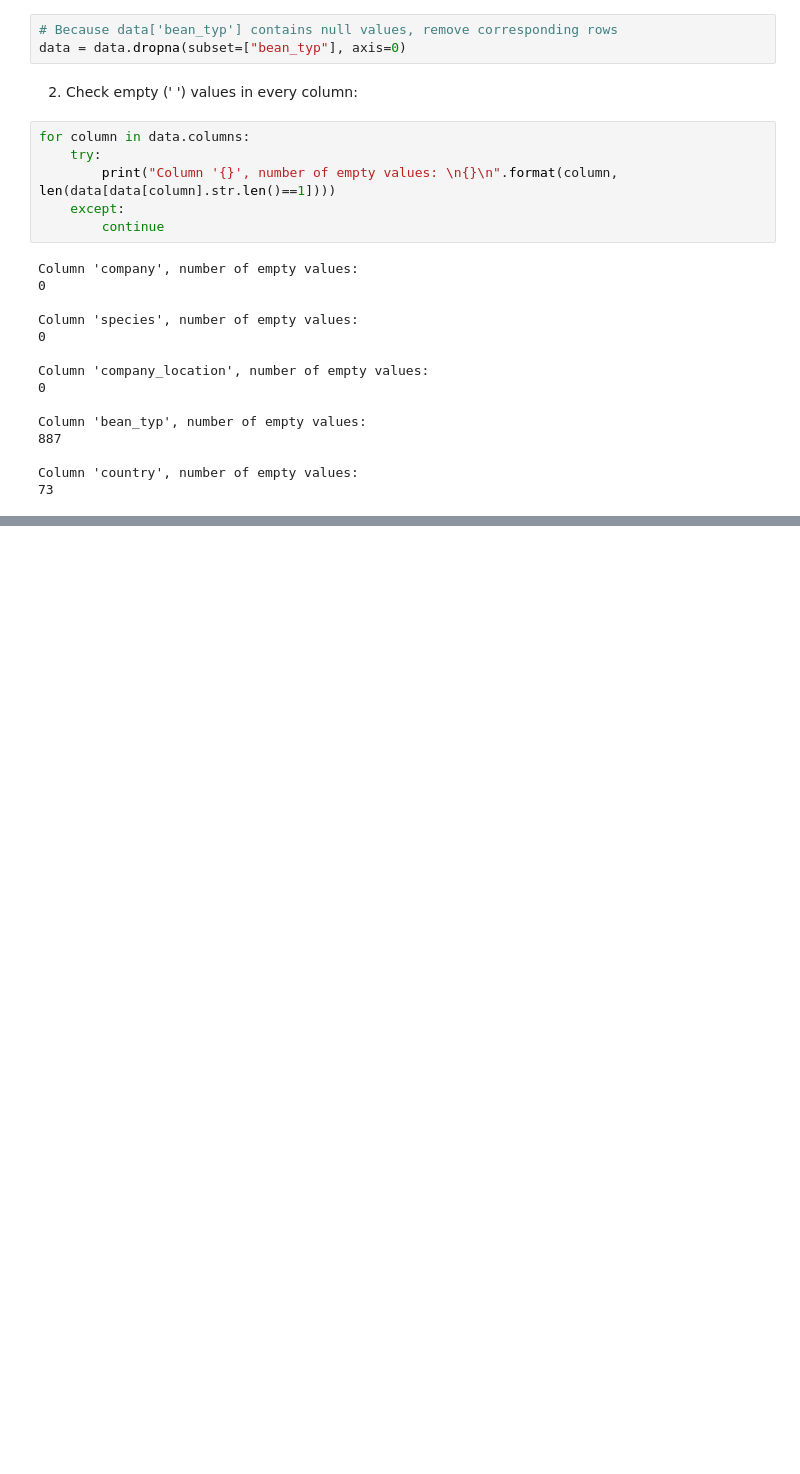
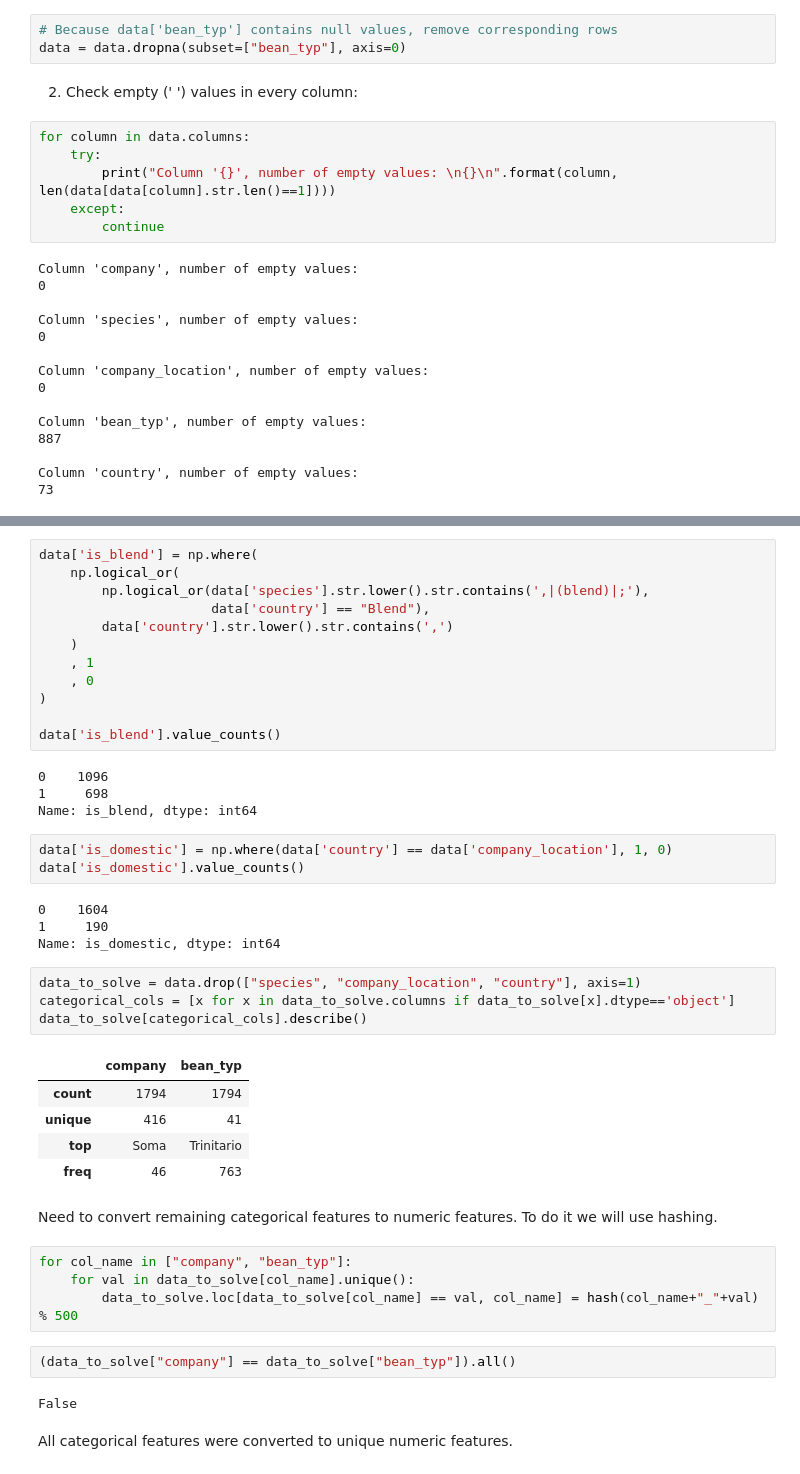
Before and after one commit to vitaliy505/HSE_IAD, a Jupyter notebook: ML_n_Data_Analysis/Lab_1.ipynb, the cells around one changed output, grey strips where cells are left out. Cells and saved outputs as stored; diff of their text form; blank space fills up the shorter version.

```diff
--- a/ML_n_Data_Analysis/Lab_1.ipynb
+++ b/ML_n_Data_Analysis/Lab_1.ipynb
@@ -207,0 +229,45 @@ for company in data["company"].unique():
+# %%
+data['is_blend'] = np.where(
+    np.logical_or(
+        np.logical_or(data['species'].str.lower().str.contains(',|(blend)|;'),
+                      data['country'] == "Blend"),
+        data['country'].str.lower().str.contains(',')
+    )
+    , 1
+    , 0
+)
+
+data['is_blend'].value_counts()
+# %% [output]
+0    1096
+1     698
+Name: is_blend, dtype: int64
+# %%
+data['is_domestic'] = np.where(data['country'] == data['company_location'], 1, 0)
+data['is_domestic'].value_counts()
+# %% [output]
+0    1604
+1     190
+Name: is_domestic, dtype: int64
+# %%
+data_to_solve = data.drop(["species", "company_location", "country"], axis=1)
+categorical_cols = [x for x in data_to_solve.columns if data_to_solve[x].dtype=='object']
+data_to_solve[categorical_cols].describe()
+# %% [output]
+|  | company | bean_typ |
+| count | 1794 | 1794 |
+| unique | 416 | 41 |
+| top | Soma | Trinitario |
+| freq | 46 | 763 |
+# %% [markdown]
+Need to convert remaining categorical features to numeric features. To do it we will use hashing.
+# %%
+for col_name in ["company", "bean_typ"]:
+    for val in data_to_solve[col_name].unique():
+        data_to_solve.loc[data_to_solve[col_name] == val, col_name] = hash(col_name+"_"+val) % 500
+# %%
+(data_to_solve["company"] == data_to_solve["bean_typ"]).all()
+# %% [output]
+False
+# %% [markdown]
+All categorical features were converted to unique numeric features.
```
Also changed, not shown: parts of 42 cells of this notebook, 1 other file.
